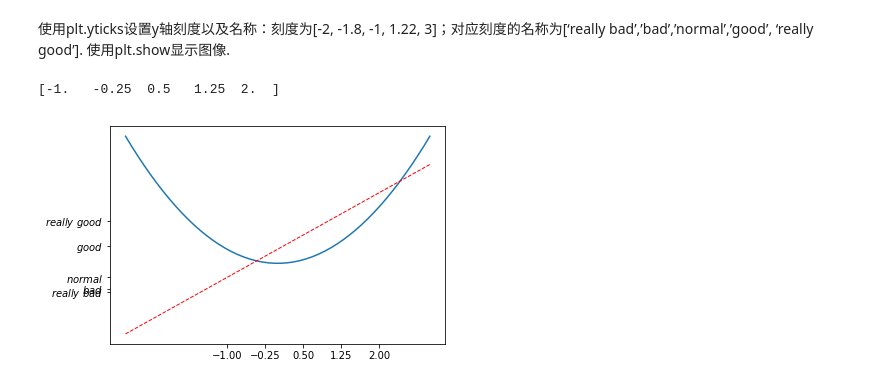
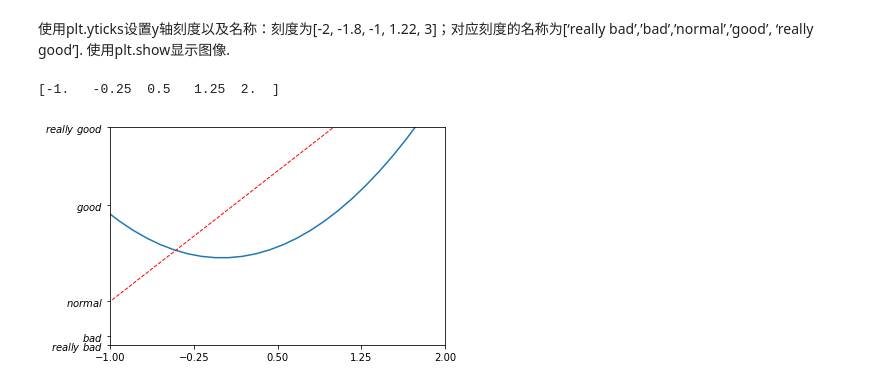
Before and after one commit to van0303/Matplotlib_notebook, a Jupyter notebook: notebooks/00_基本使用.ipynb, the cells around one changed output. Drawn from its saved outputs; the diff is of its cells as text; code cells hidden in the pictures.

```diff
--- a/notebooks/00_基本使用.ipynb
+++ b/notebooks/00_基本使用.ipynb
@@ -101,13 +101,16 @@ plt.show()
 # %%
 plt.figure()
 plt.plot(x, y2)
 plt.plot(x, y1, color='red', linewidth=1.0, linestyle='--')
 new_ticks = np.linspace(-1, 2, 5)
 print(new_ticks)
 plt.xticks(new_ticks)
 plt.yticks([-2, -1.8, -1, 1.22, 3],[r'$really\ bad$', r'$bad$', r'$normal$', r'$good$', r'$really\ good$'])
 
+
+plt.xlim((-1, 2))
+plt.ylim((-2, 3))
 plt.show()
 # %% [output]
 [-1.   -0.25  0.5   1.25  2.  ]
-[figure, old version]
+[figure, new version]
```
Also changed, not shown: parts of 3 cells of this notebook.
